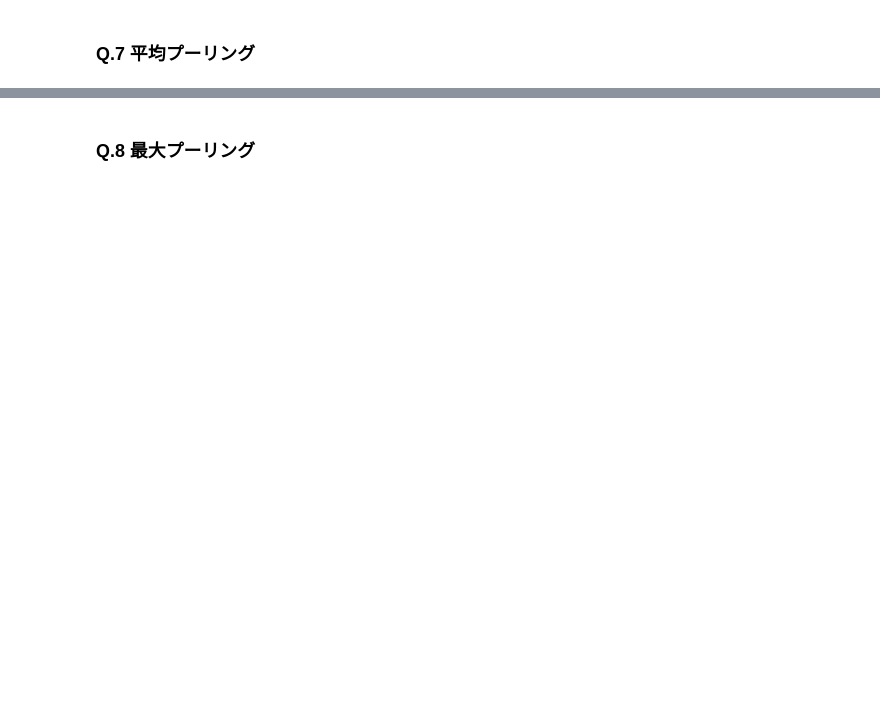
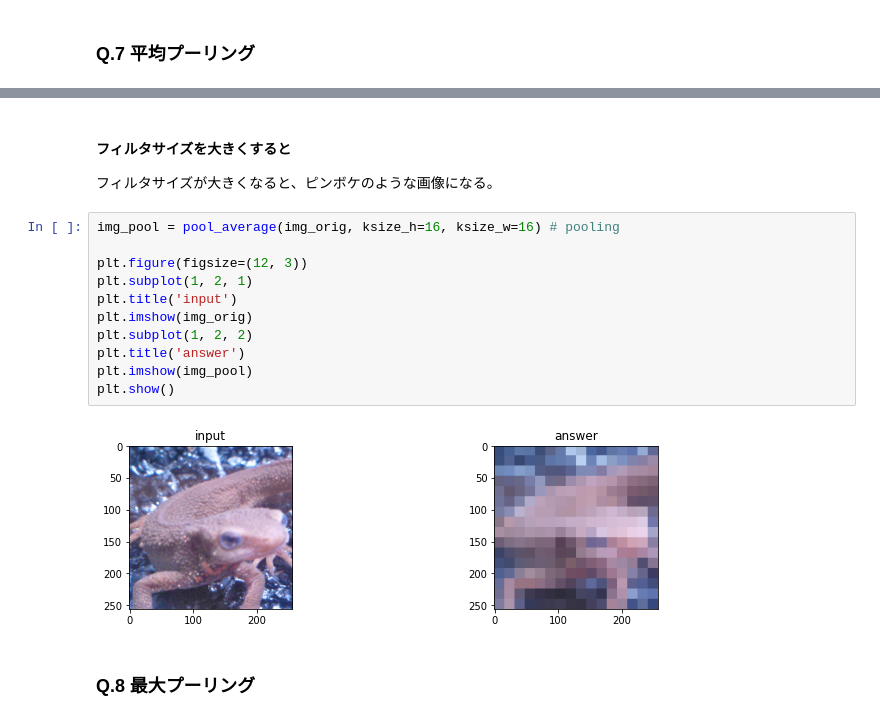
Before and after one commit to TakuroTerui/Gasyori100knock, a Jupyter notebook: work/Gasyori100knock_Q1_10.ipynb, the cells around one changed output, grey strips where cells are left out. Saved outputs shown, nothing was run; the diff lists cells and outputs as text; blank space fills up the shorter version.

```diff
--- a/work/Gasyori100knock_Q1_10.ipynb
+++ b/work/Gasyori100knock_Q1_10.ipynb
@@ -271,2 +355,19 @@ plt.show()
+# %% [markdown]
+#### フィルタサイズを大きくすると
+
+フィルタサイズが大きくなると、ピンボケのような画像になる。
+# %%
+img_pool = pool_average(img_orig, ksize_h=16, ksize_w=16) # pooling
+
+plt.figure(figsize=(12, 3))
+plt.subplot(1, 2, 1)
+plt.title('input')
+plt.imshow(img_orig)
+plt.subplot(1, 2, 2)
+plt.title('answer')
+plt.imshow(img_pool)
+plt.show()
+# %% [output]
+[figure, added]
 # %% [markdown]
 ### Q.8 最大プーリング
```
Also changed, not shown: parts of 19 cells of this notebook.
